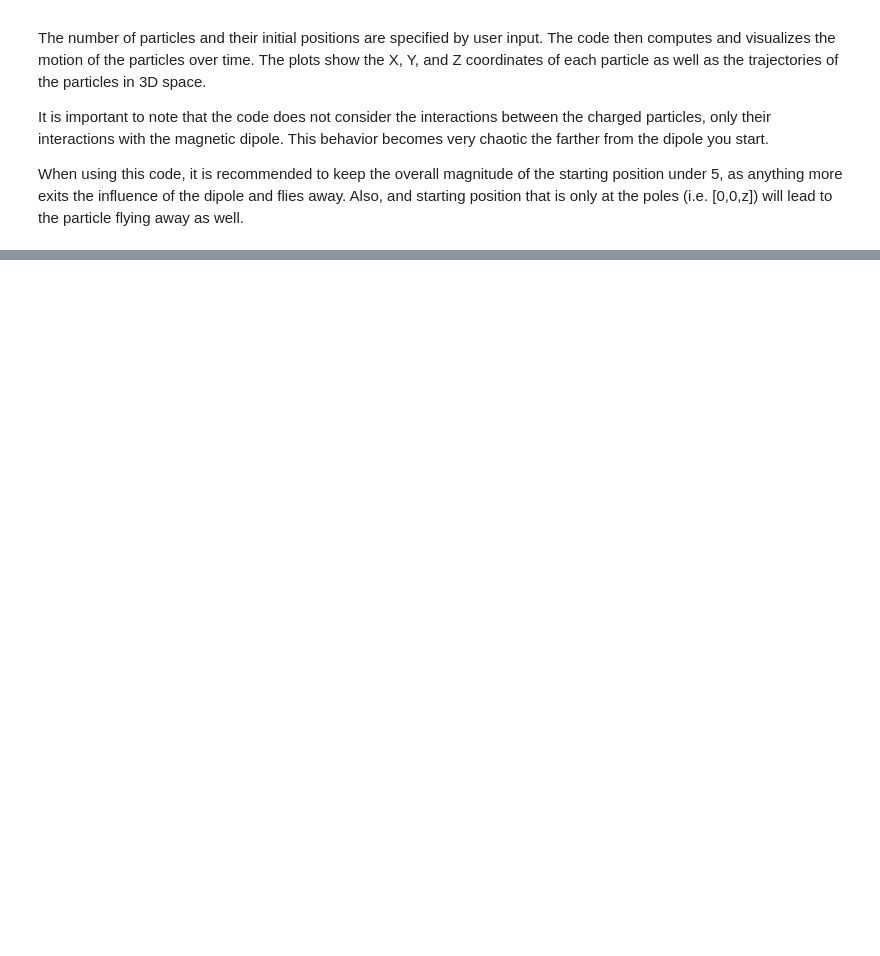
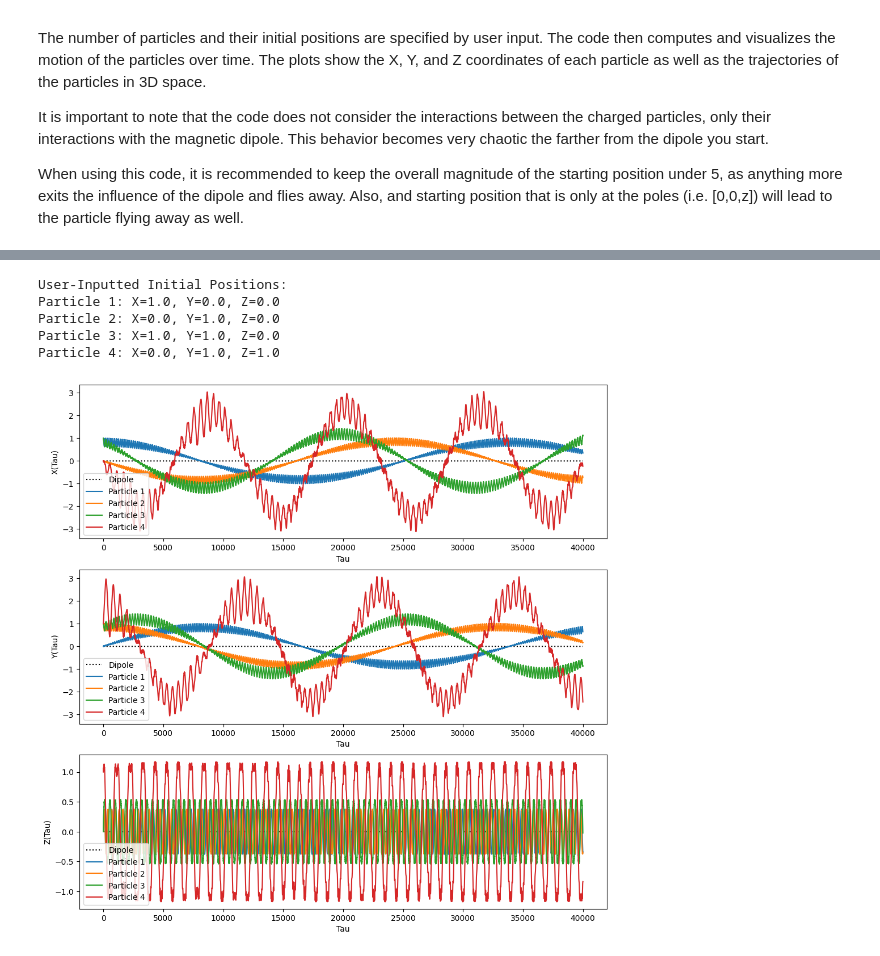
Before and after one commit to onealbr/phys441, a Jupyter notebook: Assignments/Final Project/Final_Project.ipynb, the cells around one changed output, grey strips where cells are left out. Cells and saved outputs as stored; diff of their text form; code cells hidden in the pictures; blank space fills up the shorter version.

```diff
--- a/Assignments/Final Project/Final_Project.ipynb
+++ b/Assignments/Final Project/Final_Project.ipynb
@@ -31,7 +31,7 @@ When using this code, it is recommended to keep the overall magnitude of the sta
 import numpy as np
 from scipy.integrate import odeint
 import matplotlib.pyplot as plt
-%matplotlib notebook
+
 # Define the system of coupled differential equations for particle motion
 def differential_eqs(y, tau, n):
     equations = []
@@ -57,6 +57,7 @@ def differential_eqs(y, tau, n):
 def plot_coordinates(ax, tau, data, labels):
     ax.set_xlabel(labels['x'])
     ax.set_ylabel(labels['y'])
+    ax.plot(tau, np.zeros(len(tau)), linestyle='dotted', color='black', label='Dipole')  # Dipole position as dotted line
     for i, particle_data in enumerate(data):
         ax.plot(tau, particle_data, label=f'Particle {i + 1}')
     ax.legend()
@@ -68,9 +69,6 @@ def plot_3d_trajectories(ax, X, Y, Z, labels):
     ax.set_zlabel(labels['z'])
     ax.plot(X, Y, Z, label='Trajectory')
 
-# Dimensionless time array
-tau = np.linspace(0, 40000, 20000)
-
 # User input for the number of particles and initial positions
 n = int(input("Enter the number of particles: "))
 initial_positions = []
@@ -79,6 +77,14 @@ for i in range(1, n+1):
     y = float(input(f"Enter the initial y-position for Particle {i}: "))
     z = float(input(f"Enter the initial z-position for Particle {i}: "))
     initial_positions.extend([x, 0.005, y, 0.005, z, 0.01])
+
+# Print user-inputted values
+print("User-Inputted Initial Positions:")
+for i in range(n):
+    print(f"Particle {i + 1}: X={initial_positions[6*i]}, Y={initial_positions[6*i+2]}, Z={initial_positions[6*i+4]}")
+
+# Dimensionless time array
+tau = np.linspace(0, 40000, 20000)
 
 # Solving coupled differential equations using odeint
 solution = odeint(differential_eqs, initial_positions, tau, args=(n,))
@@ -102,6 +108,7 @@ ax = fig.add_subplot(111, projection='3d')
 ax.set_xlabel('X(Tau)')
 ax.set_ylabel('Y(Tau)')
 ax.set_zlabel('Z(Tau)')
+ax.scatter(0,0,0, c='red', s=100, label='Dipole Position')  # Dipole position as large dot
 for i in range(n):
     plot_3d_trajectories(ax, X[i], Y[i], Z[i], {'x': 'X(Tau)', 'y': 'Y(Tau)', 'z': 'Z(Tau)'})
 plt.legend()
@@ -114,0 +118,6 @@ plt.show()
+User-Inputted Initial Positions:
+Particle 1: X=1.0, Y=0.0, Z=0.0
+Particle 2: X=0.0, Y=1.0, Z=0.0
+Particle 3: X=1.0, Y=1.0, Z=0.0
+Particle 4: X=0.0, Y=1.0, Z=1.0
+[figure, added]
```
Also changed, not shown: parts of 4 cells of this notebook.
